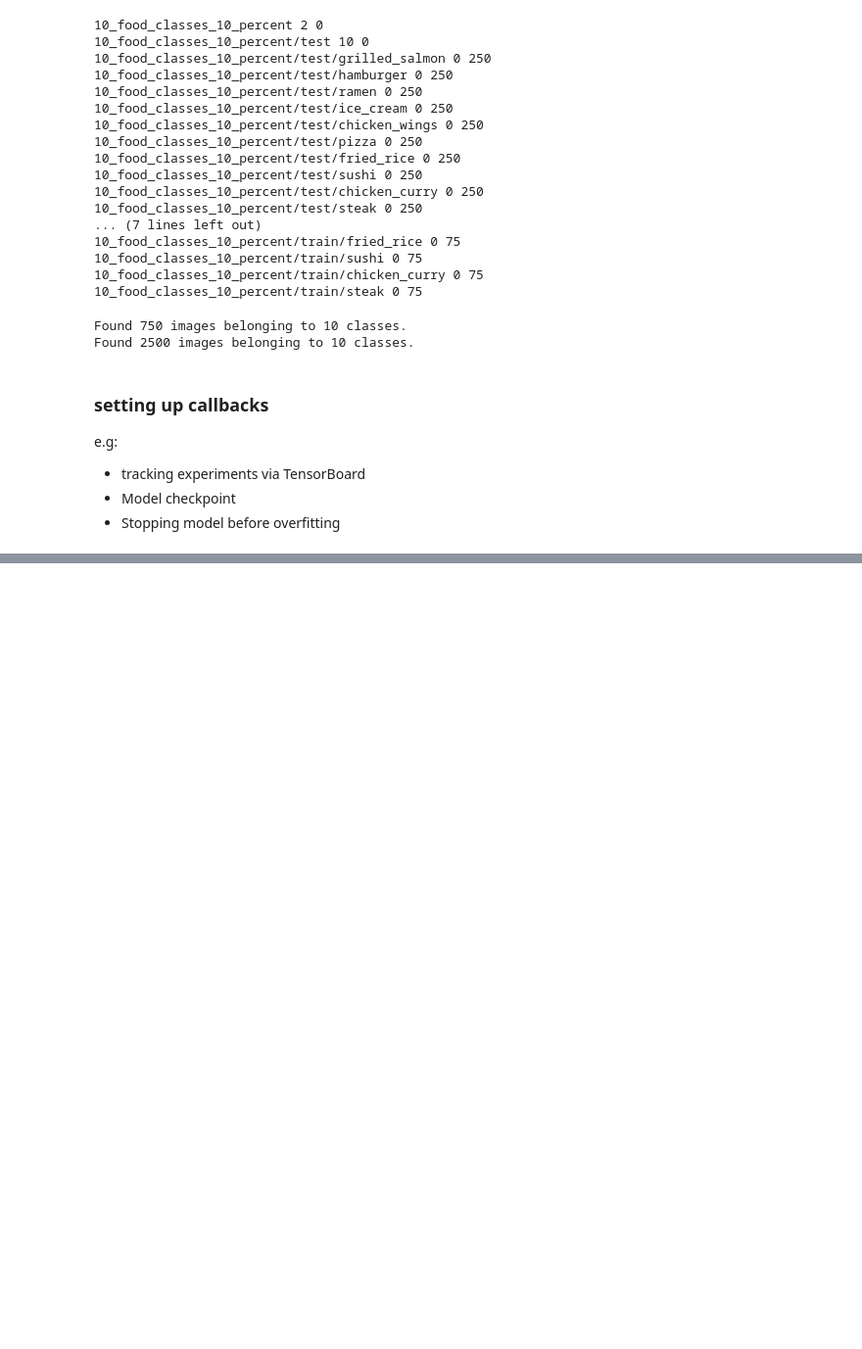
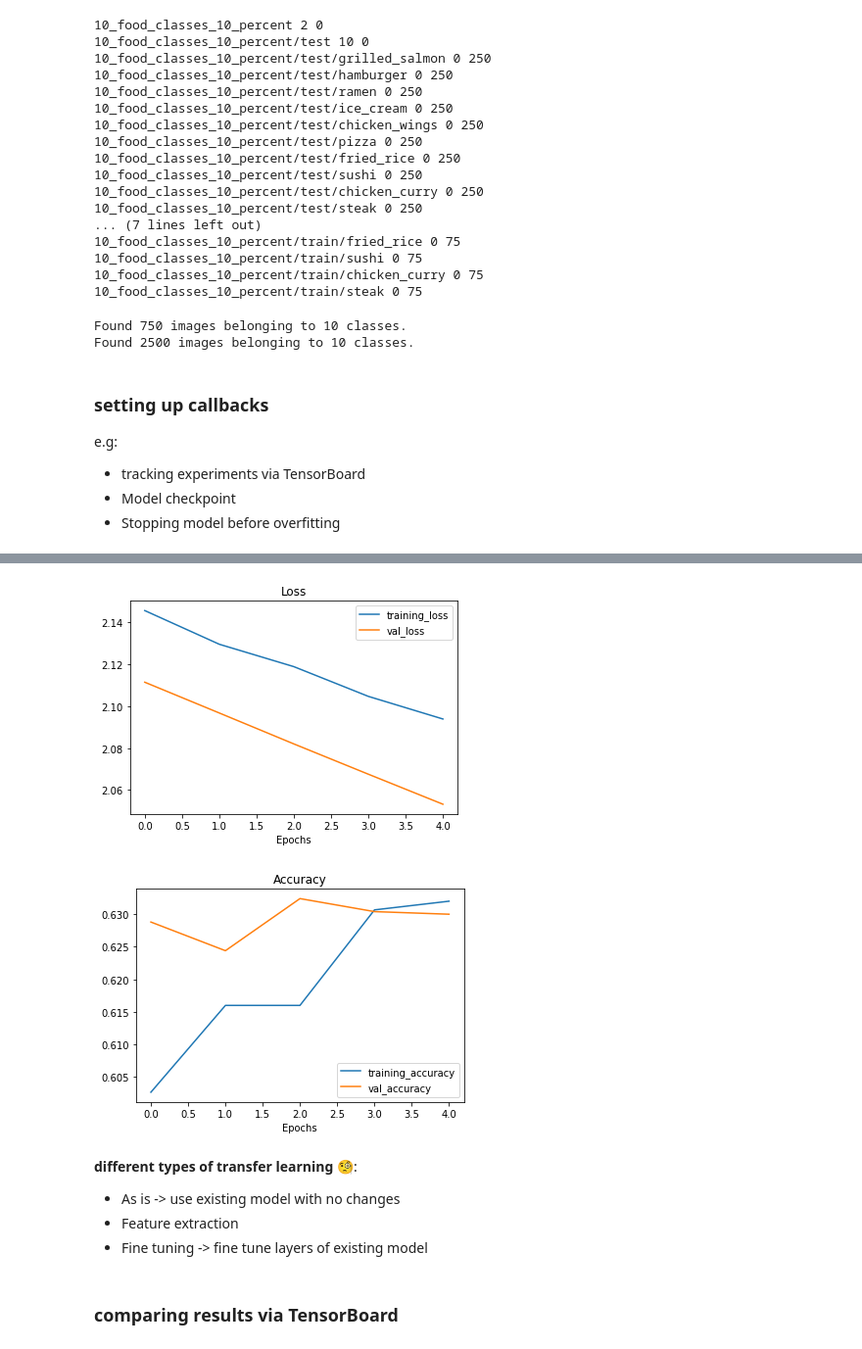
Before and after one commit to terrysu64/Machine-Learning-and-Data-Science-Projects, a Jupyter notebook: feature_extraction.ipynb, the cells around one changed output, grey strips where cells are left out. Shown: that part at 98% size. Saved outputs shown, nothing was run; the diff lists cells and outputs as text; code cells hidden in the pictures; blank space fills up the shorter version.

```diff
--- a/feature_extraction.ipynb
+++ b/feature_extraction.ipynb
@@ -95,0 +203,13 @@ def tensorboard_callback(dir_name, exp_name):
+# %%
+effnet_model.compile(loss="categorical_crossentropy",
+                     optimizer=tf.keras.optimizers.Adam(learning_rate=0.02),
+                     metrics=["accuracy"])
+
+effnet_tfboard = tensorboard_callback("tensorflow_hub","efficientnetB0")
+effnet_history = resnet_model.fit(train_data,
+                    epochs=5,
+                    steps_per_epoch=len(train_data),
+                    validation_data=valid_data,
+                    validation_steps=len(valid_data),
+                    callbacks=[resnet_tfboard]
+                    )
@@ -95,0 +228,14 @@ def tensorboard_callback(dir_name, exp_name):
+# %%
+plot_loss_curves(effnet_history)
+# %% [output]
+[figure, added]
+[figure, added]
+# %% [markdown]
+**different types of transfer learning** 🧐:
+
+
+*  As is -> use existing model with no changes
+*  Feature extraction
+*  Fine tuning -> fine tune layers of existing model
+# %% [markdown]
+### comparing results via TensorBoard
```
Also changed, not shown: parts of 15 cells of this notebook.
